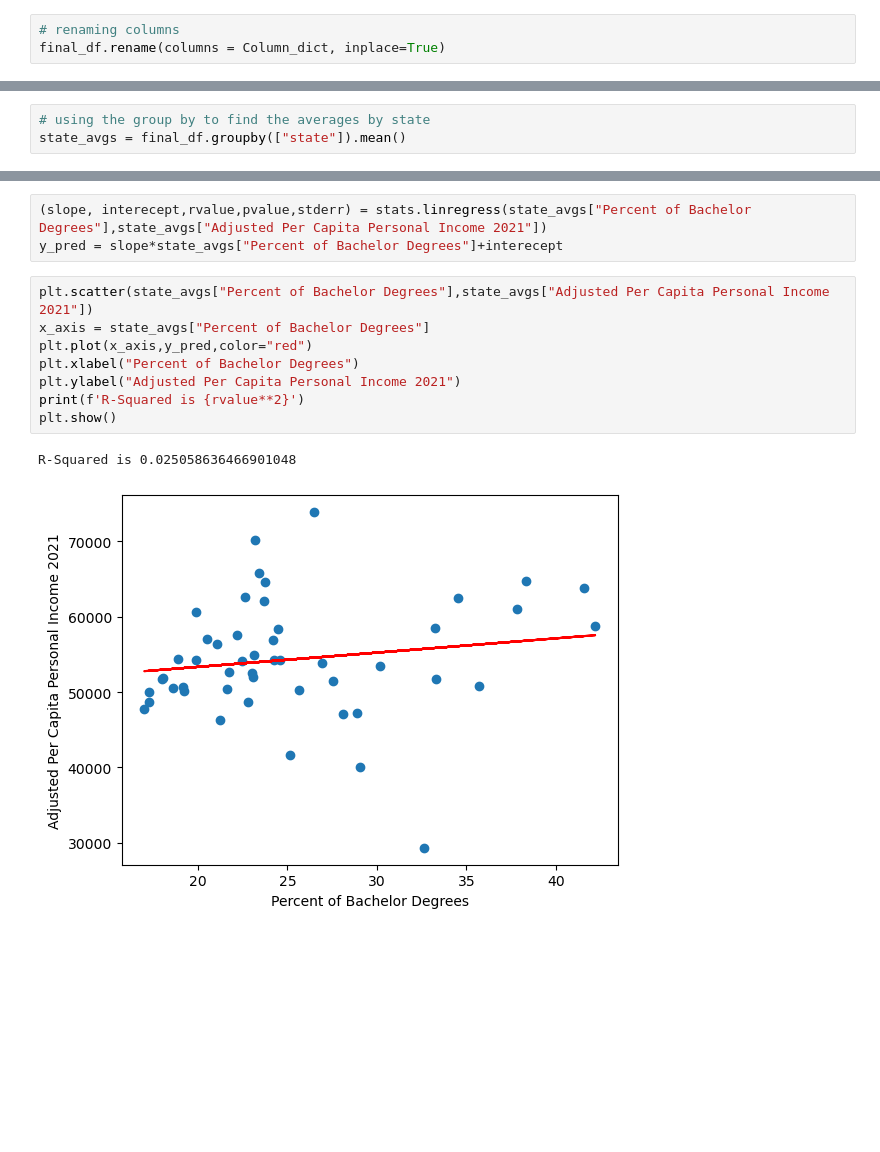
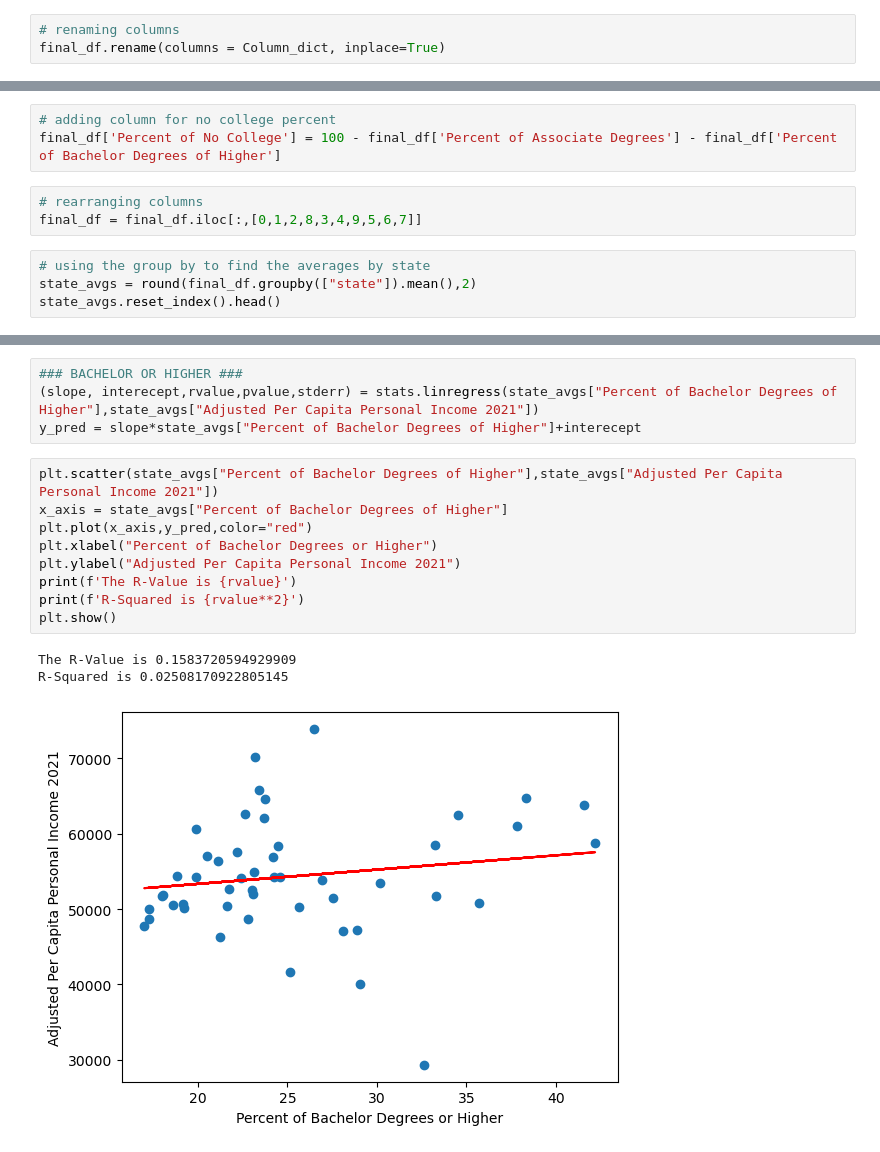
Before and after one commit to Amyebaker/Project1, a Jupyter notebook: Project1_Analysis.ipynb, the cells around one changed output, grey strips where cells are left out. Drawn from its saved outputs; the diff is of its cells as text; blank space fills up the shorter version.

```diff
--- a/Project1_Analysis.ipynb
+++ b/Project1_Analysis.ipynb
@@ -200,6 +200,13 @@ final_df.head()
 | 2 | VA | Henrico, VA | 74650 | 60829 | 101632 | ... |
 | 3 | VA | Goochland, VA | 110781 | 4586 | 7705 | ... |
 | 4 | VA | Stafford, VA | 62954 | 28316 | 39872 | ... |
+# %%
+# adding column for no college percent
+final_df['Percent of No College'] = 100 - final_df['Percent of Associate Degrees'] - final_df['Percent of Bachelor Degrees of Higher']
+# %%
+# rearranging columns
+final_df = final_df.iloc[:,[0,1,2,8,3,4,9,5,6,7]]
 # %%
 # using the group by to find the averages by state
-state_avgs = final_df.groupby(["state"]).mean()
+state_avgs = round(final_df.groupby(["state"]).mean(),2)
+state_avgs.reset_index().head()
@@ -220,15 +254,18 @@ R-Squared is 0.010626731345150188
 [figure]
 # %%
-(slope, interecept,rvalue,pvalue,stderr) = stats.linregress(state_avgs["Percent of Bachelor Degrees"],state_avgs["Adjusted Per Capita Personal Income 2021"])
-y_pred = slope*state_avgs["Percent of Bachelor Degrees"]+interecept
+### BACHELOR OR HIGHER ###
+(slope, interecept,rvalue,pvalue,stderr) = stats.linregress(state_avgs["Percent of Bachelor Degrees of Higher"],state_avgs["Adjusted Per Capita Personal Income 2021"])
+y_pred = slope*state_avgs["Percent of Bachelor Degrees of Higher"]+interecept
 # %%
-plt.scatter(state_avgs["Percent of Bachelor Degrees"],state_avgs["Adjusted Per Capita Personal Income 2021"])
-x_axis = state_avgs["Percent of Bachelor Degrees"]
+plt.scatter(state_avgs["Percent of Bachelor Degrees of Higher"],state_avgs["Adjusted Per Capita Personal Income 2021"])
+x_axis = state_avgs["Percent of Bachelor Degrees of Higher"]
 plt.plot(x_axis,y_pred,color="red")
-plt.xlabel("Percent of Bachelor Degrees")
+plt.xlabel("Percent of Bachelor Degrees or Higher")
 plt.ylabel("Adjusted Per Capita Personal Income 2021")
+print(f'The R-Value is {rvalue}')
 print(f'R-Squared is {rvalue**2}')
 plt.show()
 # %% [output]
-R-Squared is 0.025058636466901048
+The R-Value is 0.1583720594929909
+R-Squared is 0.02508170922805145
-[figure, old version]
+[figure, new version]
```
Also changed, not shown: parts of 7 cells of this notebook.
